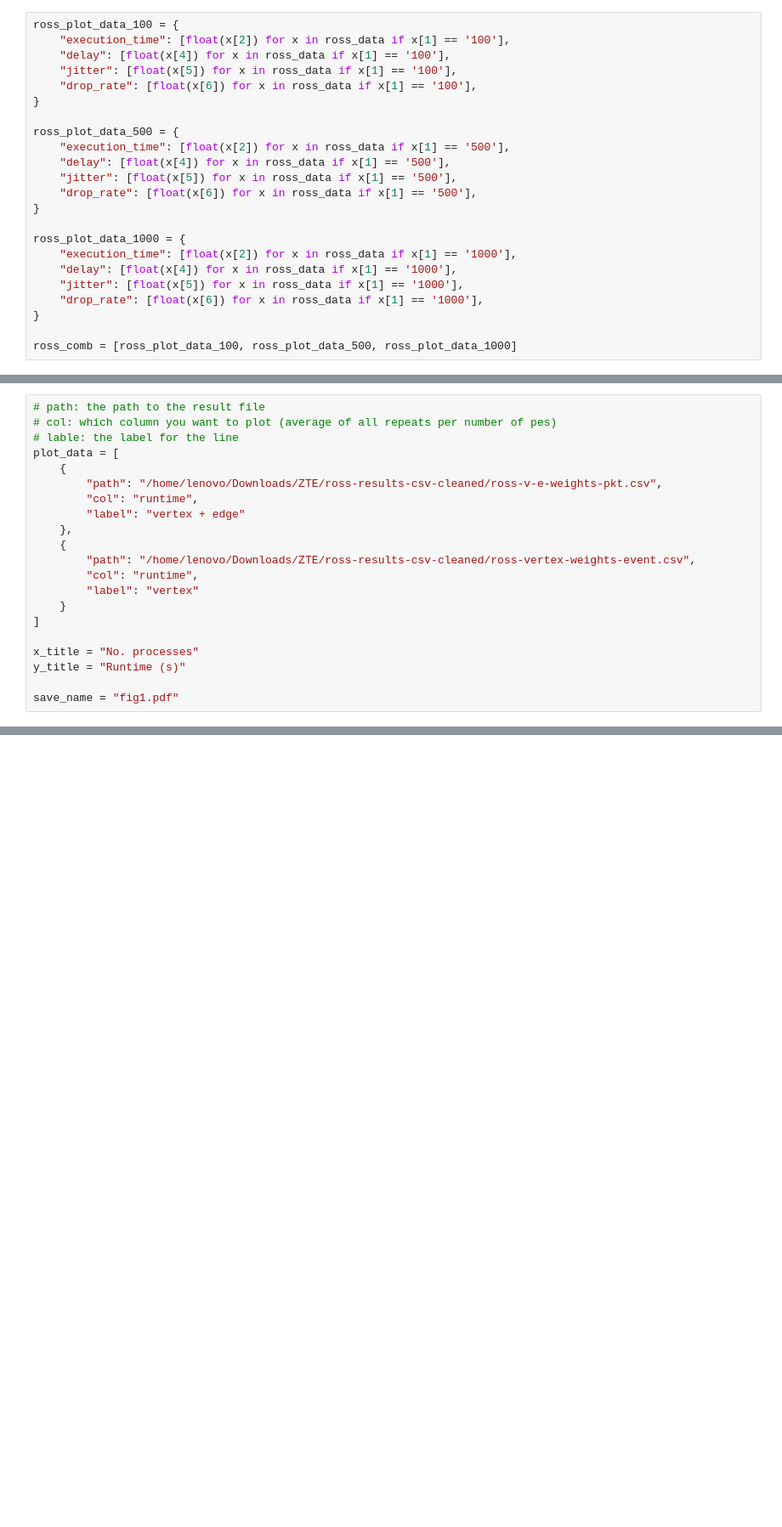
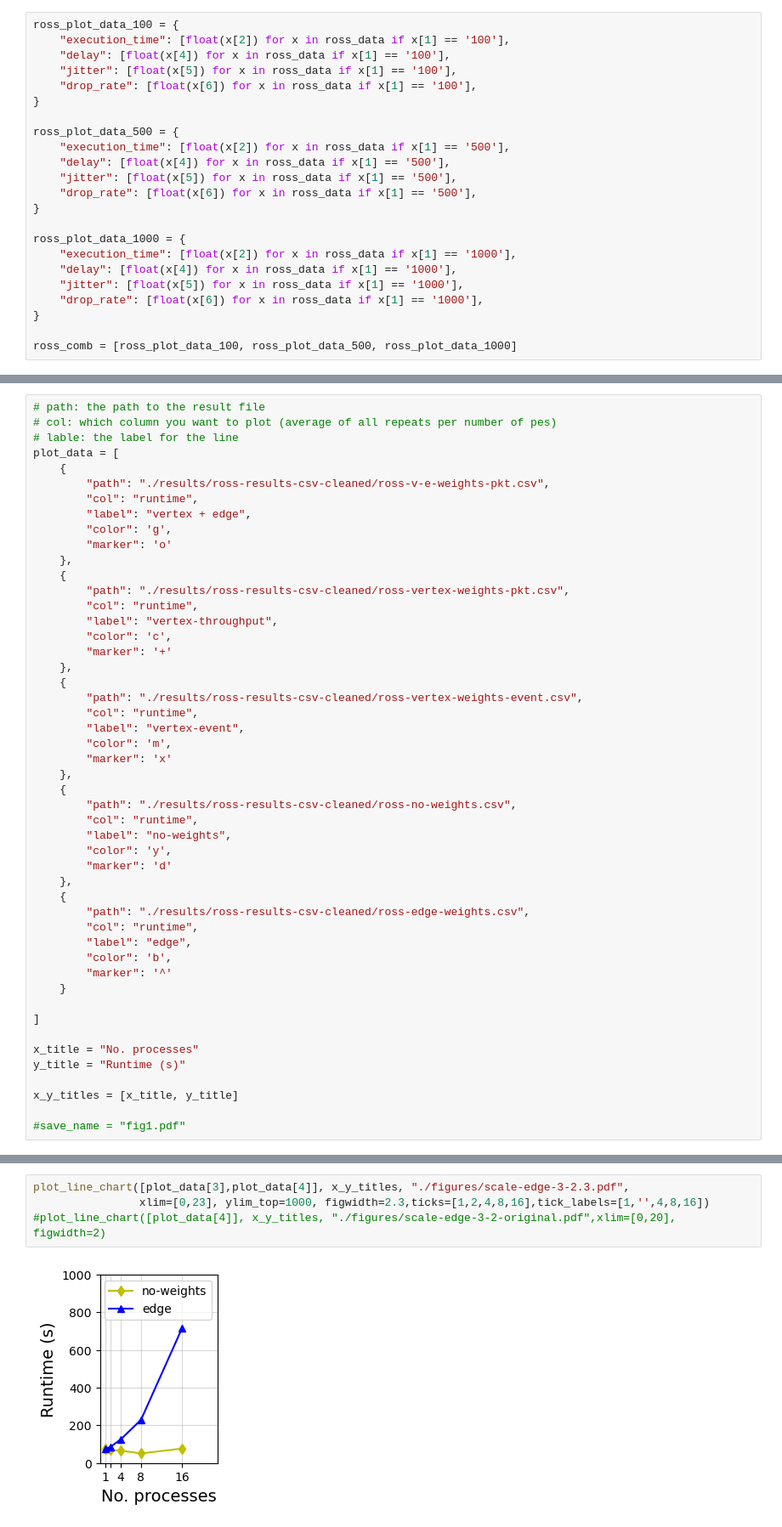
Before and after one commit to network-digital-twin/experiment-utils, a Jupyter notebook: src/plots.ipynb, the cells around one changed output, grey strips where cells are left out. Shown: that part at 85% size. Saved outputs shown, nothing was run; the diff lists cells and outputs as text; blank space fills up the shorter version.

```diff
--- a/src/plots.ipynb
+++ b/src/plots.ipynb
@@ -389,18 +379,46 @@ plt.show()
 # lable: the label for the line
 plot_data = [
     {
-        "path": "/home/lenovo/Downloads/ZTE/ross-results-csv-cleaned/ross-v-e-weights-pkt.csv",
+        "path": "./results/ross-results-csv-cleaned/ross-v-e-weights-pkt.csv",
         "col": "runtime",
-        "label": "vertex + edge"
+        "label": "vertex + edge",
+        "color": 'g',
+        "marker": 'o'
     },
     {
-        "path": "/home/lenovo/Downloads/ZTE/ross-results-csv-cleaned/ross-vertex-weights-event.csv",
+        "path": "./results/ross-results-csv-cleaned/ross-vertex-weights-pkt.csv",
         "col": "runtime",
-        "label": "vertex"
+        "label": "vertex-throughput",
+        "color": 'c',
+        "marker": '+'
+    },
+    {
+        "path": "./results/ross-results-csv-cleaned/ross-vertex-weights-event.csv",
+        "col": "runtime",
+        "label": "vertex-event",
+        "color": 'm',
+        "marker": 'x'
+    },
+    {
+        "path": "./results/ross-results-csv-cleaned/ross-no-weights.csv",
+        "col": "runtime",
+        "label": "no-weights",
+        "color": 'y',
+        "marker": 'd'
+    },
+    {
+        "path": "./results/ross-results-csv-cleaned/ross-edge-weights.csv",
+        "col": "runtime",
+        "label": "edge",
+        "color": 'b',
+        "marker": '^'
     }
+
 ]
 
 x_title = "No. processes"
 y_title = "Runtime (s)"
 
-save_name = "fig1.pdf"
+x_y_titles = [x_title, y_title]
+
+#save_name = "fig1.pdf"
@@ -463,0 +425,6 @@ plt.show()
+# %%
+plot_line_chart([plot_data[3],plot_data[4]], x_y_titles, "./figures/scale-edge-3-2.3.pdf",
+                xlim=[0,23], ylim_top=1000, figwidth=2.3,ticks=[1,2,4,8,16],tick_labels=[1,'',4,8,16])
+#plot_line_chart([plot_data[4]], x_y_titles, "./figures/scale-edge-3-2-original.pdf",xlim=[0,20], figwidth=2)
+# %% [output]
+[figure, added]
```
Also changed, not shown: parts of 20 cells of this notebook, 34 other files.
